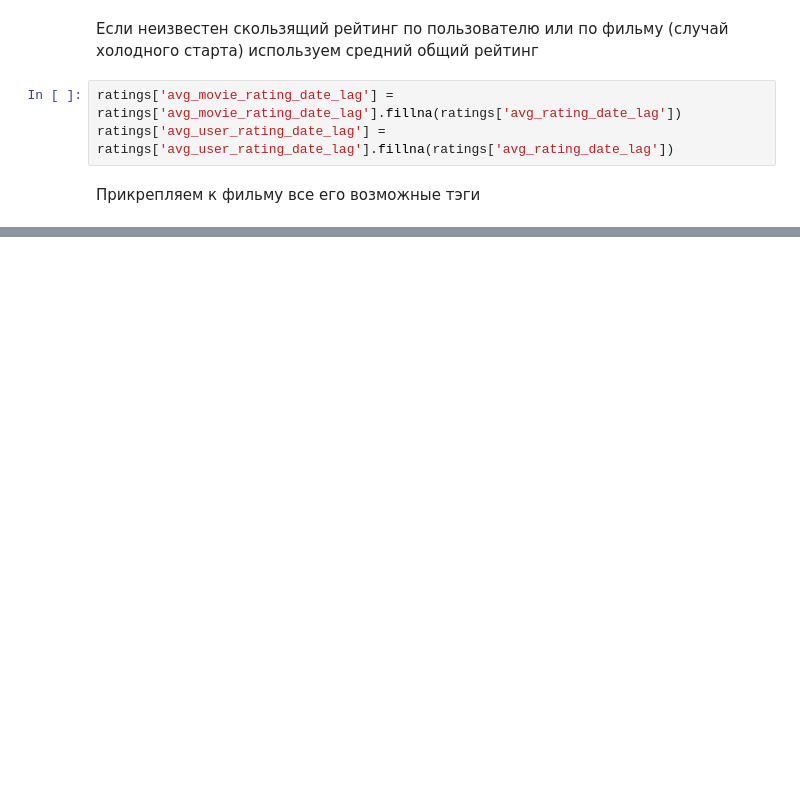
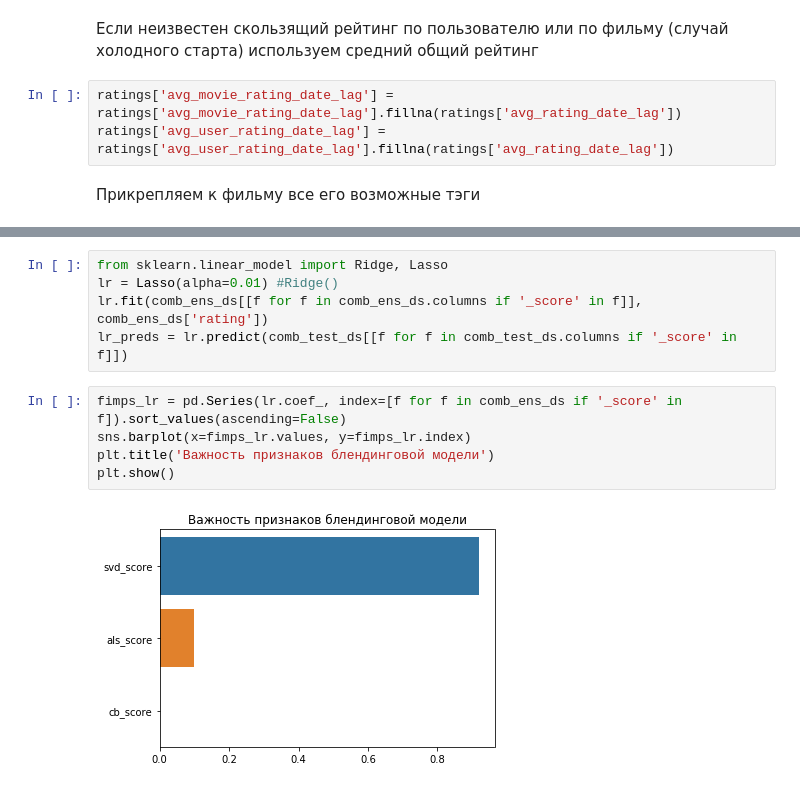
Before and after one commit to EgorDudyrev/netology_ml, a Jupyter notebook: rec_sys/5_hybrid_reccomendations/Homework_hybrid.ipynb, the cells around one changed output, grey strips where cells are left out. Saved outputs shown, nothing was run; the diff lists cells and outputs as text; blank space fills up the shorter version.

```diff
--- a/rec_sys/2_content_based/ml-latest-small/HomeWork.ipynb
+++ b/rec_sys/5_hybrid_reccomendations/Homework_hybrid.ipynb
@@ -262,0 +303,12 @@ cb_rmse, knn_rmse, userwide_rmse, cb_userwide_rmse
+# %%
+from sklearn.linear_model import Ridge, Lasso
+lr = Lasso(alpha=0.01) #Ridge()
+lr.fit(comb_ens_ds[[f for f in comb_ens_ds.columns if '_score' in f]], comb_ens_ds['rating'])
+lr_preds = lr.predict(comb_test_ds[[f for f in comb_test_ds.columns if '_score' in f]])
+# %%
+fimps_lr = pd.Series(lr.coef_, index=[f for f in comb_ens_ds if '_score' in f]).sort_values(ascending=False)
+sns.barplot(x=fimps_lr.values, y=fimps_lr.index)
+plt.title('Важность признаков блендинговой модели')
+plt.show()
+# %% [output]
+[figure, added]
```
Also changed, not shown: parts of 105 cells of this notebook.
